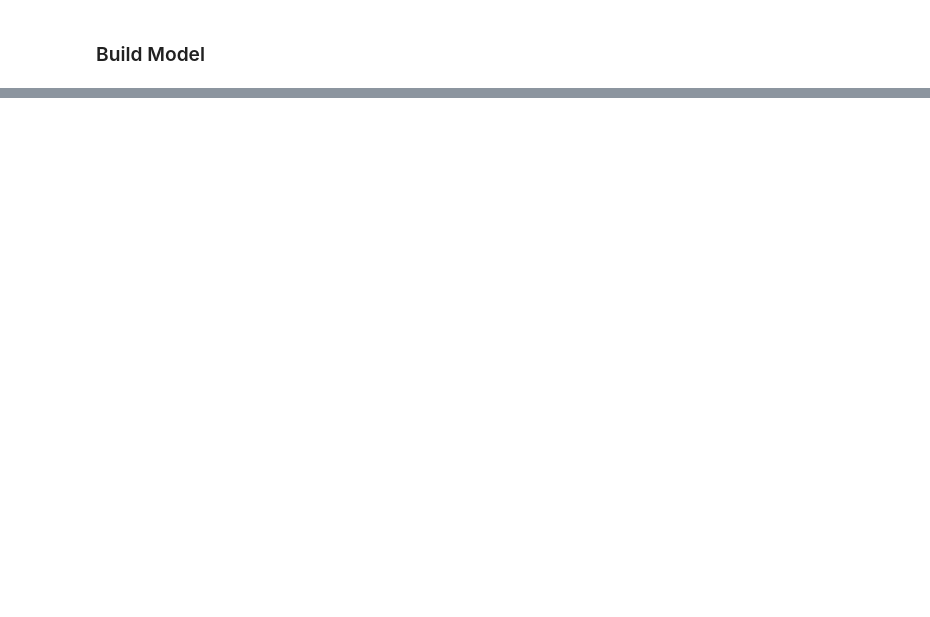
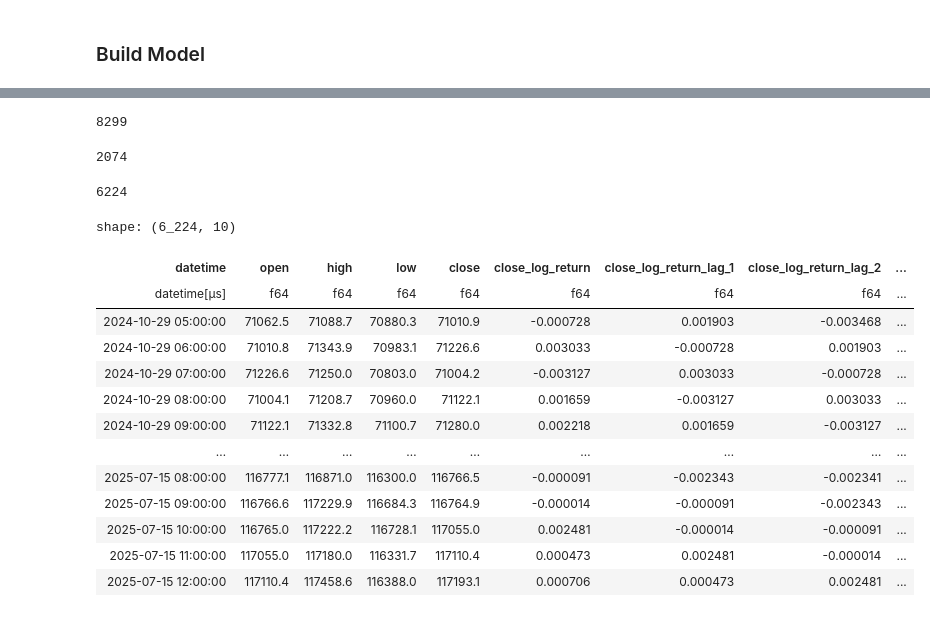
Before and after one commit to MichaelLy766/ML-Systematic-Trading-Engine, a Jupyter notebook: video1.ipynb, the cells around one changed output, grey strips where cells are left out. Saved outputs shown, nothing was run; the diff lists cells and outputs as text; code cells hidden in the pictures; blank space fills up the shorter version.

```diff
--- a/video1.ipynb
+++ b/video1.ipynb
@@ -173,0 +208,36 @@ research.plot_distribution(ts, 'close', no_bins = 100)
+# %%
+features = ['close_log_return_lag_1']
+target = 'close_log_return'
+test_size = 0.25
+# %%
+len(ts)
+# %% [output]
+8299
+# %%
+int(len(ts) * test_size)
+# %% [output]
+2074
+# %%
+split_idx = int(len(ts) * (1-test_size))
+split_idx
+# %% [output]
+6224
+# %%
+ts_train, ts_test = ts[:split_idx], ts[split_idx:]
+# %%
+ts_train
+# %% [output]
+shape: (6_224, 10)
+| datetime | open | high | low | close | close_log_return | close_log_return_lag_1 | close_log_return_lag_2 | ... |
+| datetime[μs] | f64 | f64 | f64 | f64 | f64 | f64 | f64 | ... |
+| 2024-10-29 05:00:00 | 71062.5 | 71088.7 | 70880.3 | 71010.9 | -0.000728 | 0.001903 | -0.003468 | ... |
+| 2024-10-29 06:00:00 | 71010.8 | 71343.9 | 70983.1 | 71226.6 | 0.003033 | -0.000728 | 0.001903 | ... |
+| 2024-10-29 07:00:00 | 71226.6 | 71250.0 | 70803.0 | 71004.2 | -0.003127 | 0.003033 | -0.000728 | ... |
+| 2024-10-29 08:00:00 | 71004.1 | 71208.7 | 70960.0 | 71122.1 | 0.001659 | -0.003127 | 0.003033 | ... |
+| 2024-10-29 09:00:00 | 71122.1 | 71332.8 | 71100.7 | 71280.0 | 0.002218 | 0.001659 | -0.003127 | ... |
+| … | … | … | … | … | … | … | … | ... |
+| 2025-07-15 08:00:00 | 116777.1 | 116871.0 | 116300.0 | 116766.5 | -0.000091 | -0.002343 | -0.002341 | ... |
+| 2025-07-15 09:00:00 | 116766.6 | 117229.9 | 116684.3 | 116764.9 | -0.000014 | -0.000091 | -0.002343 | ... |
+| 2025-07-15 10:00:00 | 116765.0 | 117222.2 | 116728.1 | 117055.0 | 0.002481 | -0.000014 | -0.000091 | ... |
+| 2025-07-15 11:00:00 | 117055.0 | 117180.0 | 116331.7 | 117110.4 | 0.000473 | 0.002481 | -0.000014 | ... |
+| 2025-07-15 12:00:00 | 117110.4 | 117458.6 | 116388.0 | 117193.1 | 0.000706 | 0.000473 | 0.002481 | ... |
```
Also changed, not shown: parts of 5 cells of this notebook.
